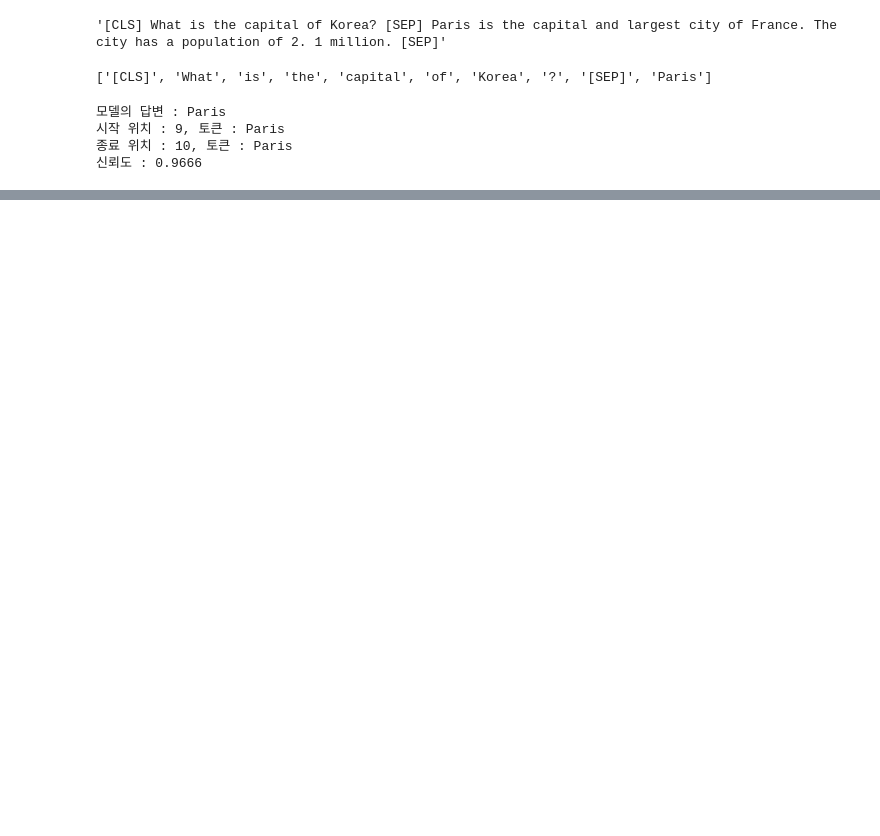
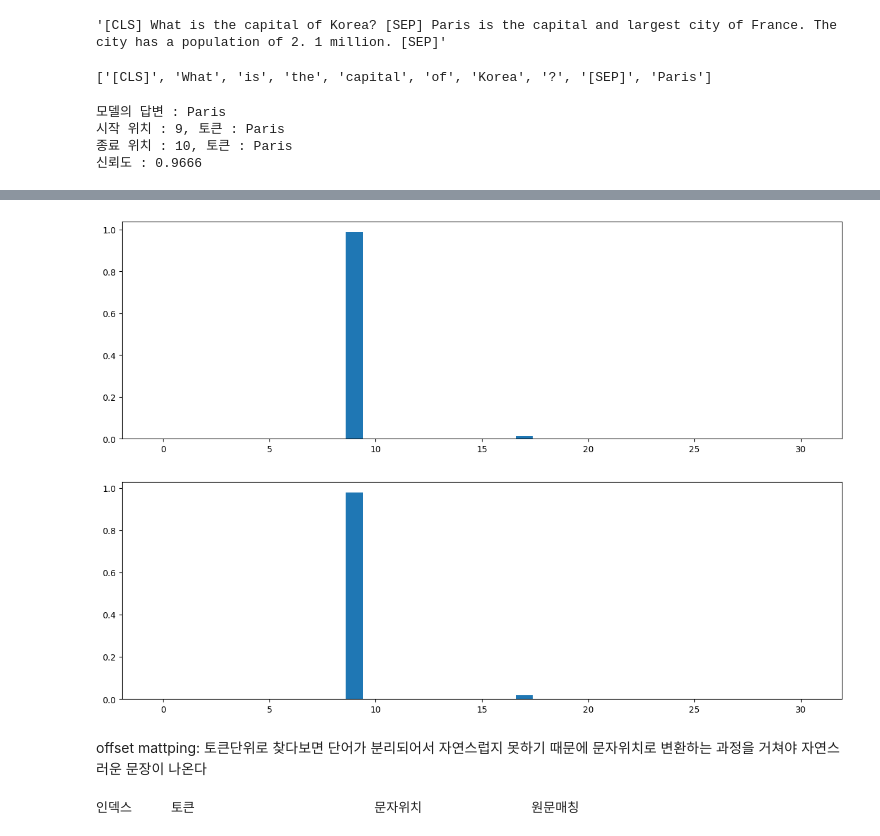
Before and after one commit to djdjdjdfh1/LLM, a Jupyter notebook: ch19/ch19_01.ipynb, the cells around one changed output, grey strips where cells are left out. Drawn from its saved outputs; the diff is of its cells as text; code cells hidden in the pictures; blank space fills up the shorter version.

```diff
--- a/ch19/ch19_01.ipynb
+++ b/ch19/ch19_01.ipynb
@@ -56,0 +80,8 @@ print(f'신뢰도 : {start_probs[answer_start] * end_probs[answer_end - 1]:.4f}'
+# %%
+# 시각화
+fig, (ax1, ax2) = plt.subplots(2,1,figsize=(15,10))
+ax1.bar(range(len(tokens)), start_probs)
+ax2.bar(range(len(tokens)), end_probs)
+plt.show()
+# %% [output]
+[figure, added]
@@ -56,0 +90,2 @@ print(f'신뢰도 : {start_probs[answer_start] * end_probs[answer_end - 1]:.4f}'
+# %% [markdown]
+offset mattping: 토큰단위로 찾다보면 단어가 분리되어서 자연스럽지 못하기 때문에 문자위치로 변환하는 과정을 거쳐야 자연스러운 문장이 나온다
@@ -56,0 +111,21 @@ print(f'신뢰도 : {start_probs[answer_start] * end_probs[answer_end - 1]:.4f}'
+# %%
+# 토크나이져 <-> 문자위치 변환
+from transformers import AutoTokenizer
+tokenizer = AutoTokenizer.from_pretrained(MODEL_NAME)
+question = "What is AI?"
+context = "Artificial Intelligence (AI) is the simulation of human intelligence in machines."
+inputs = tokenizer(
+    question,
+    context,
+    return_tensors='pt',
+    return_offsets_mapping=True,
+)
+# 토큰리스트
+tokens = tokenizer.convert_ids_to_tokens(inputs['input_ids'][0])
+offset_mapping = inputs['offset_mapping'][0].tolist()
+# 전체 텍스트(질문 + 문맥)
+full_text = question + context
+# 토큰별 위치 매핑
+print(f"{'인덱스':<8}{'토큰':<25}{'문자위치':<18}{'원문매칭'}")
+# %% [output]
+인덱스     토큰                       문자위치              원문매칭
```
Also changed, not shown: parts of 8 cells of this notebook, 1 other file.
